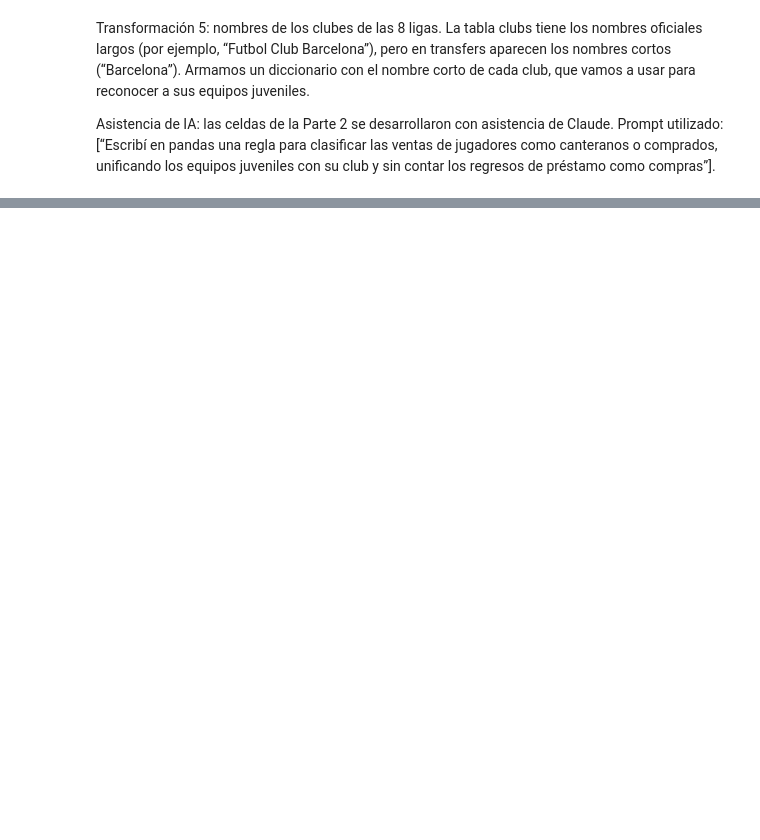
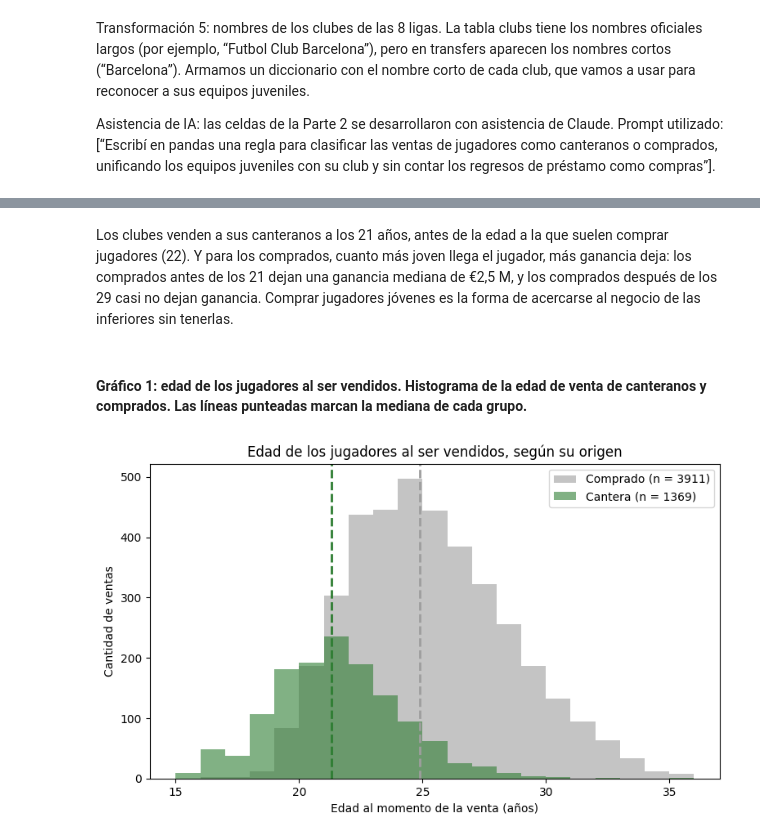
Before and after one commit to liamcohenn/tp_laboratorio_futbol, a Jupyter notebook: notebooks/tp_inferiores.ipynb, the cells around one changed output, grey strips where cells are left out. Cells and saved outputs as stored; diff of their text form; code cells hidden in the pictures; blank space fills up the shorter version.

```diff
--- a/notebooks/tp_inferiores.ipynb
+++ b/notebooks/tp_inferiores.ipynb
@@ -163,0 +400,8 @@ print("Clubes de las 8 ligas:", len(nombre_club))
+# %%
+internos = transfers[transfers["familia_origen"] == transfers["familia_destino"]]
+movimientos = transfers[transfers["familia_origen"] != transfers["familia_destino"]].sort_values(["player_id", "transfer_date"])
+
+ventas_base = movimientos[movimientos["familia_origen"].isin(ids_ligas) & (movimientos["transfer_fee"] > 0)]
+
+print("Movimientos internos (juveniles a primera):", len(internos))
+print("Ventas con monto de clubes de las 8 ligas:", len(ventas_base))
@@ -163,0 +466,16 @@ print("Clubes de las 8 ligas:", len(nombre_club))
+# %%
+liga_por_club = dict(zip(clubs["club_id"], clubs["domestic_competition_id"]))
+
+ventas = pd.DataFrame({
+    "jugador": ventas_base["player_name"],
+    "club_vendedor": ventas_base["familia_origen"].map(nombre_club),
+    "club_comprador": ventas_base["to_club_name"],
+    "liga": ventas_base["familia_origen"].map(liga_por_club),
+    "temporada_venta": ventas_base["transfer_date"].dt.year,
+    "grupo": ventas_base["grupo"],
+    "fee_venta": ventas_base["transfer_fee"] / 1_000_000,
+    "fee_compra": ventas_base["costo"] / 1_000_000,
+    "anios_en_club": ((ventas_base["transfer_date"] - ventas_base["fecha_llegada"]).dt.days / 365.25).round(1),
+    "edad_venta": ventas_base["edad"].round(1),
+}).reset_index(drop=True)
+ventas.head()
@@ -163,0 +539,8 @@ print("Clubes de las 8 ligas:", len(nombre_club))
+# %%
+ventas["ganancia"] = ventas["fee_venta"] - ventas["fee_compra"]
+ventas["edad_llegada"] = ventas["edad_venta"] - ventas["anios_en_club"]
+ventas["tramo_edad_llegada"] = pd.cut(ventas["edad_llegada"], bins=[0, 21, 25, 29, 50], right=False,
+                                      labels=["Hasta 20", "21 a 24", "25 a 28", "29 o más"])
+ventas["cantera_confirmada"] = (ventas["grupo"] == "cantera") & (ventas["edad_llegada"] < 18)
+
+ventas[["jugador", "grupo", "fee_venta", "fee_compra", "ganancia", "edad_llegada", "tramo_edad_llegada"]].head()
@@ -163,0 +649,19 @@ print("Clubes de las 8 ligas:", len(nombre_club))
+# %% [markdown]
+Los clubes venden a sus canteranos a los 21 años, antes de la edad a la que suelen comprar jugadores (22). Y para los comprados, cuanto más joven llega el jugador, más ganancia deja: los comprados antes de los 21 dejan una ganancia mediana de €2,5 M, y los comprados después de los 29 casi no dejan ganancia. Comprar jugadores jóvenes es la forma de acercarse al negocio de las inferiores sin tenerlas.
+# %% [markdown]
+#### **Gráfico 1: edad de los jugadores al ser vendidos.** Histograma de la edad de venta de canteranos y comprados. Las líneas punteadas marcan la mediana de cada grupo.
+# %%
+fig, ax = plt.subplots(figsize=(9, 5))
+bins = np.arange(15, 37, 1)
+for grupo, color in [("comprado", "#9e9e9e"), ("cantera", "#2e7d32")]:
+    edades = ventas.loc[ventas["grupo"] == grupo, "edad_venta"]
+    ax.hist(edades, bins=bins, alpha=0.6, color=color, label=f"{grupo.capitalize()} (n = {len(edades)})")
+    ax.axvline(edades.median(), color=color, linestyle="--", linewidth=2)
+ax.set_title("Edad de los jugadores al ser vendidos, según su origen")
+ax.set_xlabel("Edad al momento de la venta (años)")
+ax.set_ylabel("Cantidad de ventas")
+ax.legend()
+plt.savefig("figuras/grafico1_edad_venta.png", dpi=300, bbox_inches="tight")
+plt.show()
+# %% [output]
+[figure, added]
```
Also changed, not shown: parts of 56 cells of this notebook.
